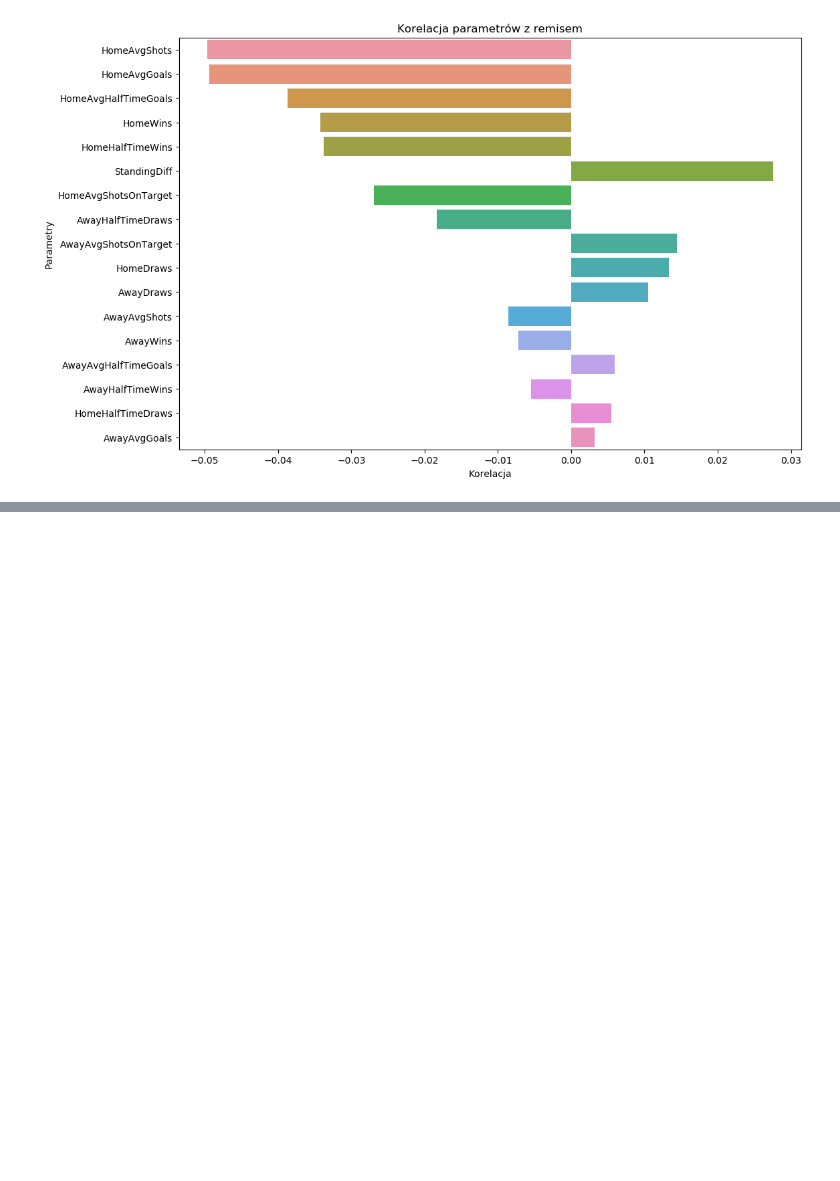
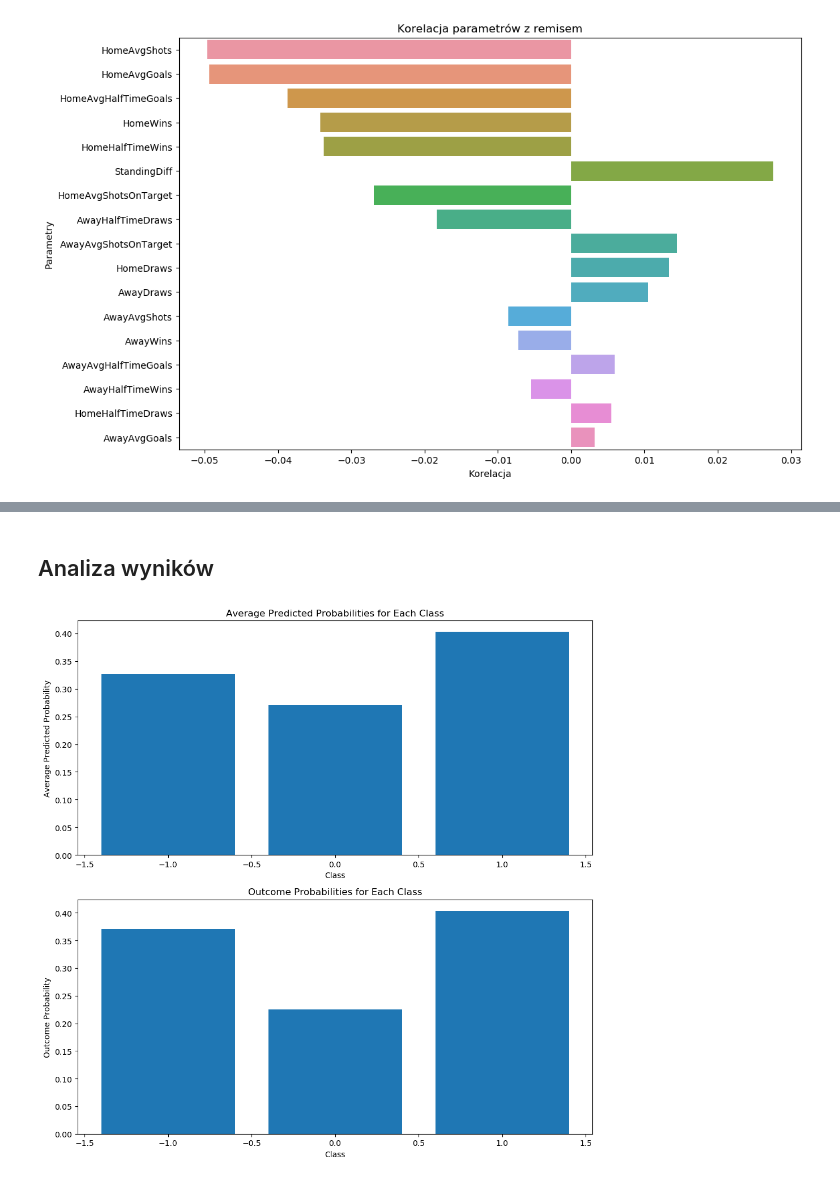
Before and after one commit to RPSunderland/football_match_predictor, a Jupyter notebook: project.ipynb, the cells around one changed output, grey strips where cells are left out. Saved outputs shown, nothing was run; the diff lists cells and outputs as text; code cells hidden in the pictures; blank space fills up the shorter version.

```diff
--- a/project.ipynb
+++ b/project.ipynb
@@ -96,0 +185,62 @@ def generate_train_val_test_sets():
+# %% [markdown]
+## Analiza wyników
+# %%
+
+model = joblib.load('Classifiers/EnsembleClassifier.joblib')
+
+prob_predictions = model.predict_proba(X_test)
+avg_probabilities = np.mean(prob_predictions, axis=0)
+
+# Create a bar chart
+# plt.bar(['A', 'D', 'H'], avg_probabilities)
+# plt.xlabel('Class')
+# plt.ylabel('Average Probability')
+# plt.title('Average Probabilities for Each Class')
+# plt.show()
+
+# sns.countplot(x='FTR', data=test_data)
+# plt.title('Rozkład wyników meczów (FTR)')
+# plt.show()
+
+
+# Obliczanie prawdopodobieństwa dla każdej klasy wyników meczów
+match_outcomes = [-1, 0, 1]
+outcome_probabilities = [test_data['FTR'].value_counts()[outcome] / len(test_data) for outcome in match_outcomes]
+
+fig, ax = plt.subplots(2, 1, figsize=(10, 10))
+
+# Wykres średnich prawdopodobieństw dla każdej klasy
+ax[0].bar(match_outcomes, avg_probabilities)
+ax[0].set_xlabel('Class')
+ax[0].set_ylabel('Average Predicted Probability')
+ax[0].set_title('Average Predicted Probabilities for Each Class')
+
+# Wykres prawdopodobieństwa dla każdej klasy wyników meczów
+ax[1].bar(match_outcomes, outcome_probabilities)
+ax[1].set_xlabel('Class')
+ax[1].set_ylabel('Outcome Probability')
+ax[1].set_title('Outcome Probabilities for Each Class')
+
+plt.tight_layout()
+plt.show()
+
+
+
+
+
+# prediction = eclf.predict(match_data)[0]
+# probabilities = eclf.predict_proba(match_data)[0]
+# if prediction == 1:
+#     result = 'Home Win'
+# elif prediction == 0:
+#     result = 'Draw'
+# else:
+#     result = 'Away Win'
+# model_prediction = result
+
+
+
+# Wyświetlenie wyników przewidywań dla każdego modelu
+# print(model_prediction, probabilities)
+# %% [output]
+[figure, added]
```
Also changed, not shown: parts of 10 cells of this notebook, 8 other files.
